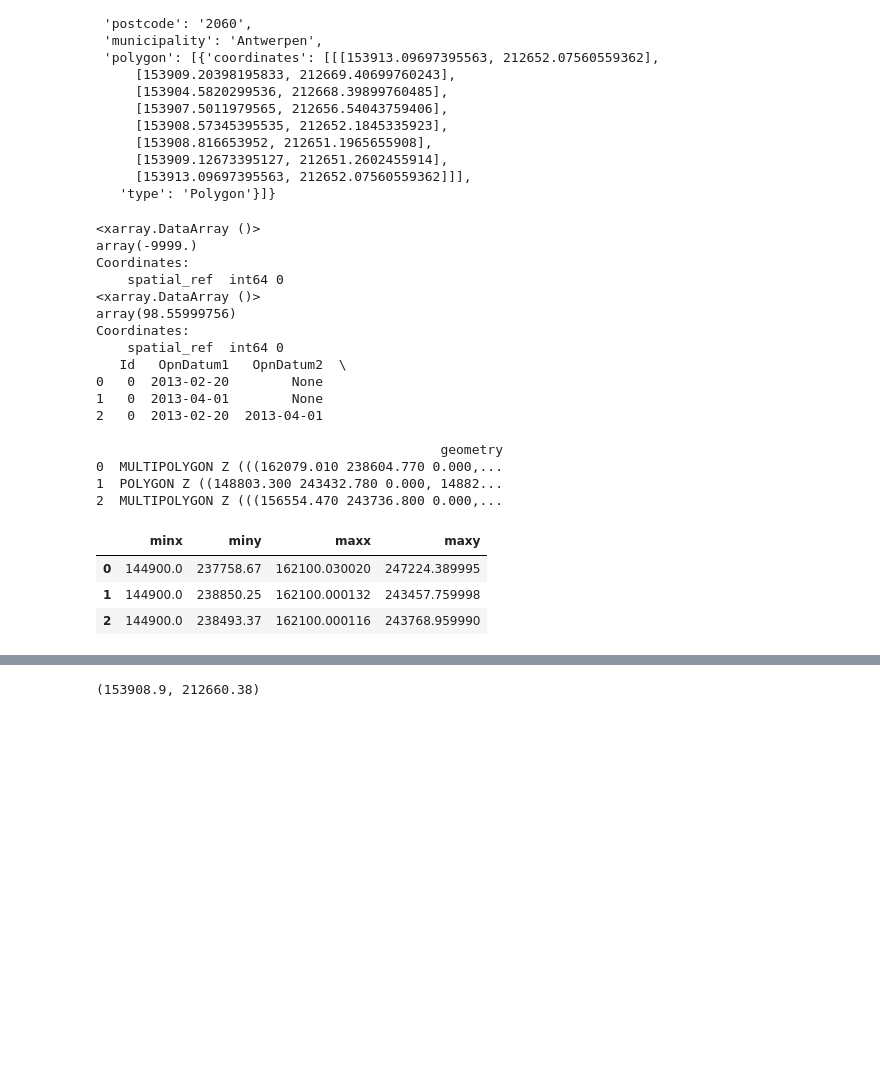
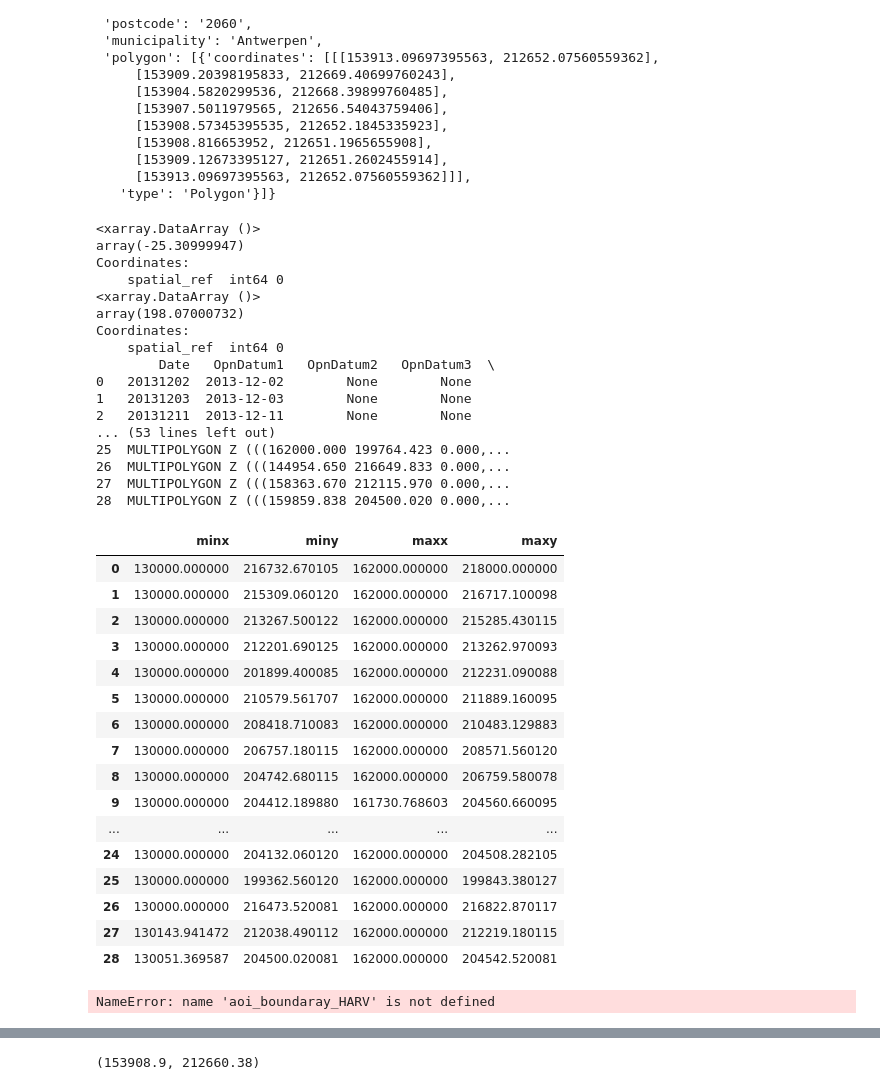
Before and after one commit to PhilippeJanssens/3D_houses, a Jupyter notebook: 3D houses code 3.ipynb, the cells around one changed output, grey strips where cells are left out. Cells and saved outputs as stored; diff of their text form; code cells hidden in the pictures; blank space fills up the shorter version.

```diff
--- a/3D houses code 3.ipynb
+++ b/3D houses code 3.ipynb
@@ -111,35 +115,52 @@ address_info
 # %%
 import rioxarray
 import geopandas as gpd
-surface_HARV = rioxarray.open_rasterio('data/DHMVIIDSMRAS1m_k01/GeoTIFF/DHMVIIDSMRAS1m_k01.tif')
+surface_HARV = rioxarray.open_rasterio('data/DHMVIIDSMRAS1m_k15/GeoTIFF/DHMVIIDSMRAS1m_k15.tif')
 print(surface_HARV.min())
 print(surface_HARV.max())
-aoi_boundary_HARV = gpd.read_file("data/DHMVIIDSMRAS1m_k01/DHMVII_vdc_k01.shp")
+aoi_boundary_HARV = gpd.read_file("data/DHMVIIDSMRAS1m_k15/DHMVII_vdc_k15.shp")
 print(aoi_boundary_HARV)
 
 aoi_boundary_HARV.bounds
 # %% [output]
 <xarray.DataArray ()>
-array(-9999.)
+array(-25.30999947)
 Coordinates:
     spatial_ref  int64 0
 <xarray.DataArray ()>
-array(98.55999756)
+array(198.07000732)
 Coordinates:
     spatial_ref  int64 0
-   Id   OpnDatum1   OpnDatum2  \
-0   0  2013-02-20        None
-1   0  2013-04-01        None
-2   0  2013-02-20  2013-04-01
-
-                                            geometry
-0  MULTIPOLYGON Z (((162079.010 238604.770 0.000,...
-1  POLYGON Z ((148803.300 243432.780 0.000, 14882...
-2  MULTIPOLYGON Z (((156554.470 243736.800 0.000,...
+        Date   OpnDatum1   OpnDatum2   OpnDatum3  \
+0   20131202  2013-12-02        None        None
+1   20131203  2013-12-03        None        None
+2   20131211  2013-12-11        None        None
+... (53 lines left out)
+25  MULTIPOLYGON Z (((162000.000 199764.423 0.000,...
+26  MULTIPOLYGON Z (((144954.650 216649.833 0.000,...
+27  MULTIPOLYGON Z (((158363.670 212115.970 0.000,...
+28  MULTIPOLYGON Z (((159859.838 204500.020 0.000,...
 |  | minx | miny | maxx | maxy |
-| 0 | 144900.0 | 237758.67 | 162100.030020 | 247224.389995 |
-| 1 | 144900.0 | 238850.25 | 162100.000132 | 243457.759998 |
-| 2 | 144900.0 | 238493.37 | 162100.000116 | 243768.959990 |
+| 0 | 130000.000000 | 216732.670105 | 162000.000000 | 218000.000000 |
+| 1 | 130000.000000 | 215309.060120 | 162000.000000 | 216717.100098 |
+| 2 | 130000.000000 | 213267.500122 | 162000.000000 | 215285.430115 |
+| 3 | 130000.000000 | 212201.690125 | 162000.000000 | 213262.970093 |
+| 4 | 130000.000000 | 201899.400085 | 162000.000000 | 212231.090088 |
+| 5 | 130000.000000 | 210579.561707 | 162000.000000 | 211889.160095 |
+| 6 | 130000.000000 | 208418.710083 | 162000.000000 | 210483.129883 |
+| 7 | 130000.000000 | 206757.180115 | 162000.000000 | 208571.560120 |
+| 8 | 130000.000000 | 204742.680115 | 162000.000000 | 206759.580078 |
+| 9 | 130000.000000 | 204412.189880 | 161730.768603 | 204560.660095 |
+| ... | ... | ... | ... | ... |
+| 24 | 130000.000000 | 204132.060120 | 162000.000000 | 204508.282105 |
+| 25 | 130000.000000 | 199362.560120 | 162000.000000 | 199843.380127 |
+| 26 | 130000.000000 | 216473.520081 | 162000.000000 | 216822.870117 |
+| 27 | 130143.941472 | 212038.490112 | 162000.000000 | 212219.180115 |
+| 28 | 130051.369587 | 204500.020081 | 162000.000000 | 204542.520081 |
+# %%
+ds = aoi_boundaray_HARV.bounds
+# %% [output]
+NameError: name 'aoi_boundaray_HARV' is not defined
 # %%
 import pandas as pd
 
```
Also changed, not shown: parts of 6 cells of this notebook, 4 other files.
